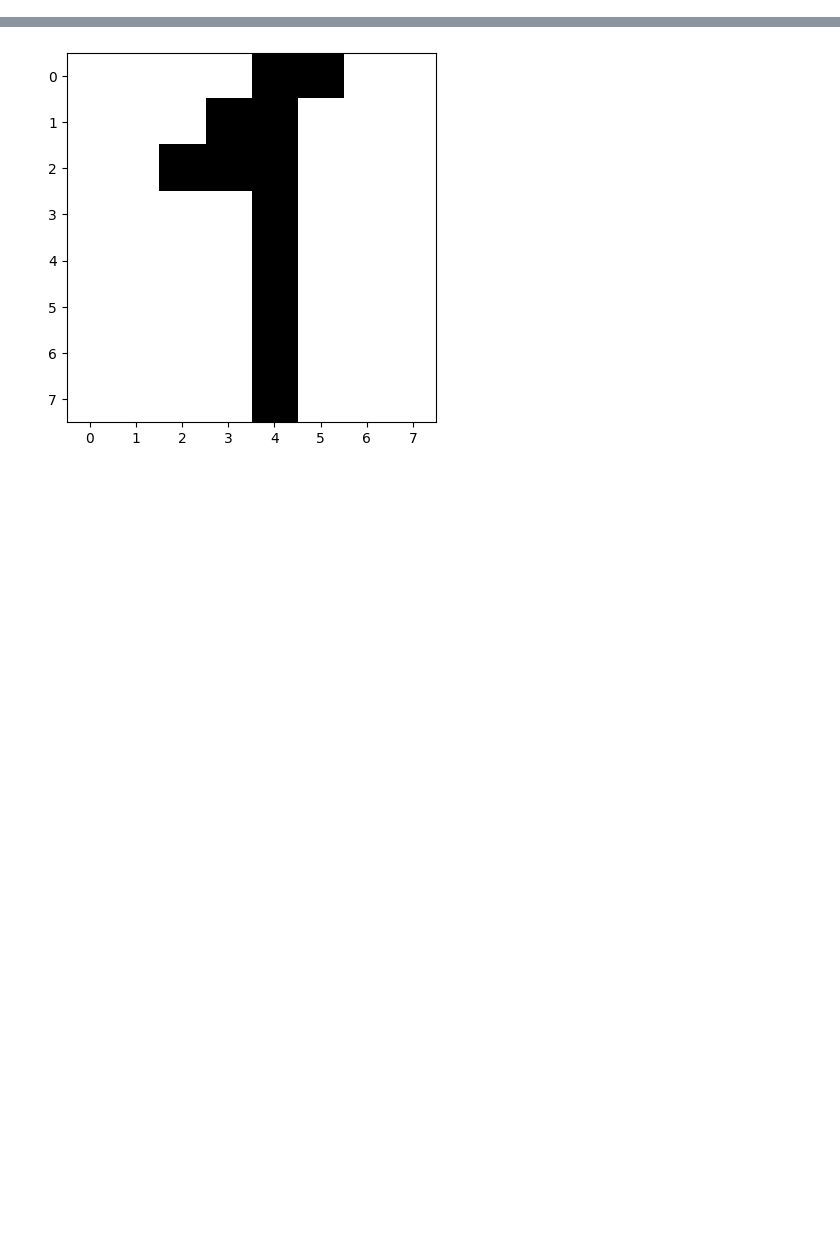
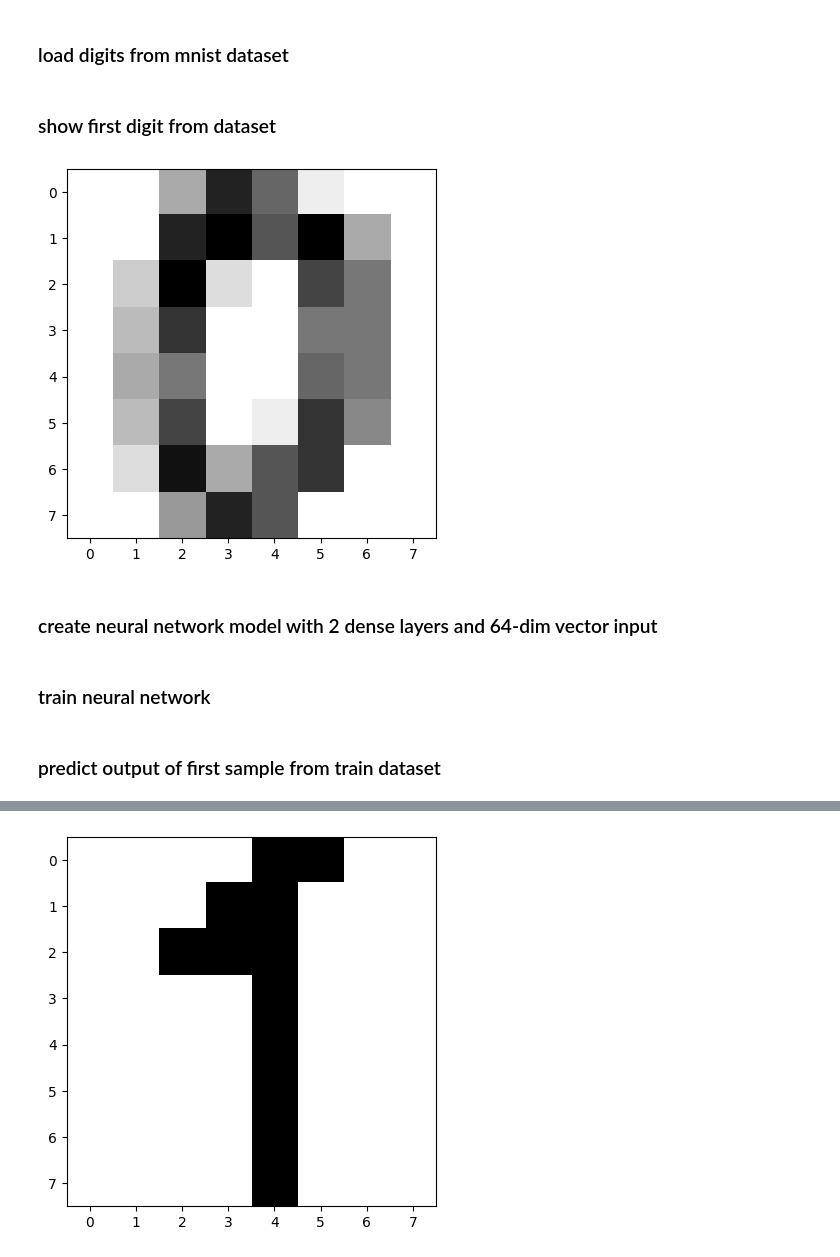
Before and after one commit to asakhar/nn1-py, a Jupyter notebook: try_mnist.ipynb, the cells around one changed output, grey strips where cells are left out. Drawn from its saved outputs; the diff is of its cells as text; code cells hidden in the pictures; blank space fills up the shorter version.

```diff
--- a/try_mnist.ipynb
+++ b/try_mnist.ipynb
@@ -33 +25,3 @@ def hot_encode(y: ndarray | list, n_class: int = 10) -> ndarray:
+# %% [markdown]
+### load digits from mnist dataset
 # %%
@@ -40,4 +35,14 @@ target = hot_encode(target)
 x_train, x_test, y_train, y_test = train_test_split(data, target, test_size=0.2)
+# %% [markdown]
+### show first digit from dataset
+# %%
+digit = Image.frombytes("L", (8, 8), (data*255).astype(np.uint8))
+plt.imshow(digit, cmap='gray')  # type: ignore
+plt.show()
+# %% [output]
+[figure, added]
+# %% [markdown]
+### create neural network model with 2 dense layers and 64-dim vector input
 # %%
 h1 = LayerModel(20)
 h1.activation(sigmoid)
@@ -46,4 +51,6 @@ h2.activation(sigmoid)
 nn = NeuNet(64)
 nn.add_layer(h1)
 nn.add_layer(h2)
+# %% [markdown]
+### train neural network
 # %%
@@ -51,3 +58,5 @@ nn.fit(x_train, y_train, learning_rate=4, passes=2000, batch_size=30)
+# %% [markdown]
+### predict output of first sample from train dataset
 # %%
 n=0
 y = nn.predict(x_train[n])
```
Also changed, not shown: parts of 15 cells of this notebook, 2 other files.
